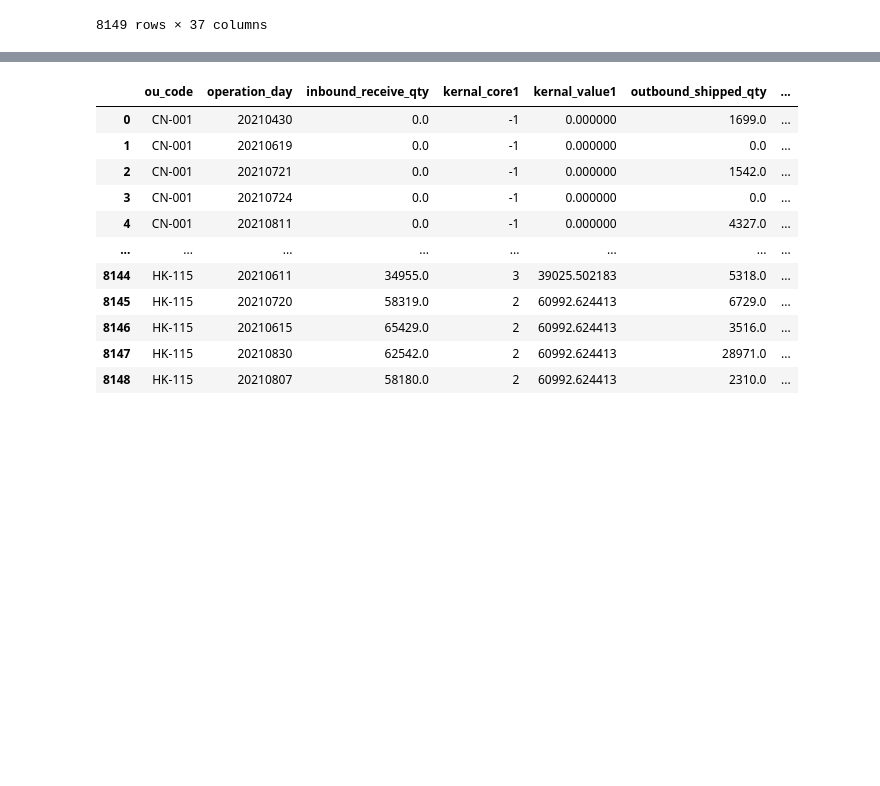
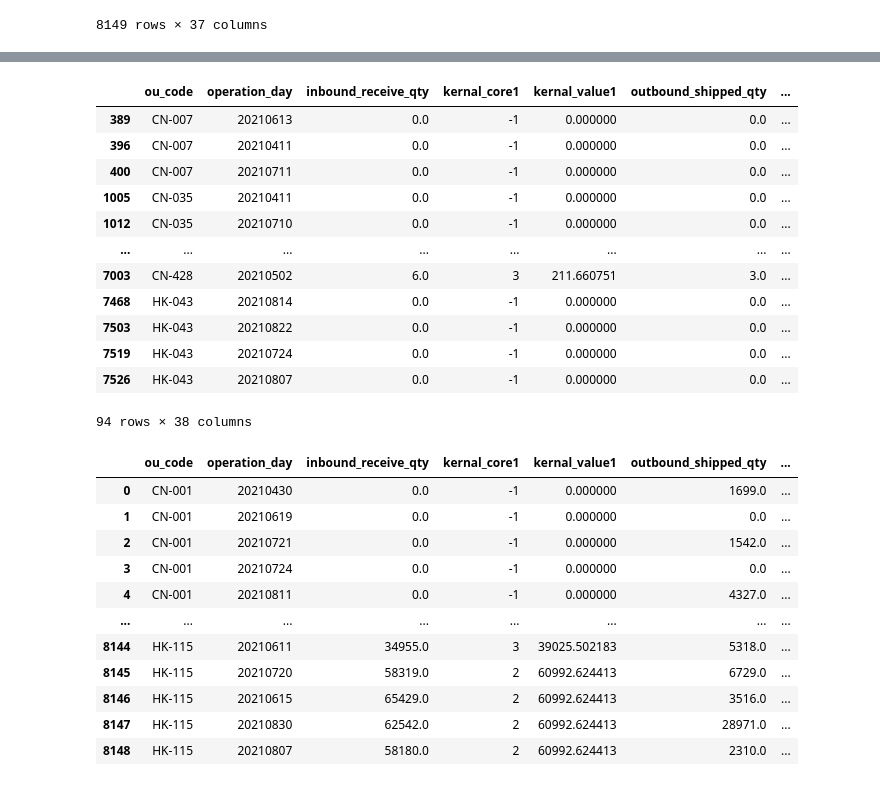
Before and after one commit to fyenne/play1, a Jupyter notebook: play1.ipynb, the cells around one changed output, grey strips where cells are left out. Cells and saved outputs as stored; diff of their text form; code cells hidden in the pictures; blank space fills up the shorter version.

```diff
--- a/play1.ipynb
+++ b/play1.ipynb
@@ -567,3 +572,28 @@ df_final[['total_working_hour', 'kernal_value3']]
+# %%
+
+
+diff_tt_kn = df_final[df_final['flag_75_wh'] == 1][['total_working_hour', 'kernal_value3']].diff(
+    axis = 1).drop('total_working_hour', axis = 1)
+diff_tt_kn = pd.concat([diff_tt_kn.rename({'kernal_value3' : 'dis_tt_kernel'}, axis = 1), \
+    df_final[df_final['flag_75_wh'] == 1]], axis = 1)[['dis_tt_kernel', 'ou_code', 'operation_day']]
+
+df_final = df_final.merge(diff_tt_kn, on = ['ou_code', 'operation_day'], how = 'left').fillna(0)
+# %%
+df_final[df_final['dis_tt_kernel'] != 0]
+# %% [output]
+|  | ou_code | operation_day | inbound_receive_qty | kernal_core1 | kernal_value1 | outbound_shipped_qty | ... |
+| 389 | CN-007 | 20210613 | 0.0 | -1 | 0.000000 | 0.0 | ... |
+| 396 | CN-007 | 20210411 | 0.0 | -1 | 0.000000 | 0.0 | ... |
+| 400 | CN-007 | 20210711 | 0.0 | -1 | 0.000000 | 0.0 | ... |
+| 1005 | CN-035 | 20210411 | 0.0 | -1 | 0.000000 | 0.0 | ... |
+| 1012 | CN-035 | 20210710 | 0.0 | -1 | 0.000000 | 0.0 | ... |
+| ... | ... | ... | ... | ... | ... | ... | ... |
+| 7003 | CN-428 | 20210502 | 6.0 | 3 | 211.660751 | 3.0 | ... |
+| 7468 | HK-043 | 20210814 | 0.0 | -1 | 0.000000 | 0.0 | ... |
+| 7503 | HK-043 | 20210822 | 0.0 | -1 | 0.000000 | 0.0 | ... |
+| 7519 | HK-043 | 20210724 | 0.0 | -1 | 0.000000 | 0.0 | ... |
+| 7526 | HK-043 | 20210807 | 0.0 | -1 | 0.000000 | 0.0 | ... |
+94 rows × 38 columns
 # %%
 # %% [output]
 |  | ou_code | operation_day | inbound_receive_qty | kernal_core1 | kernal_value1 | outbound_shipped_qty | ... |
```
Also changed, not shown: parts of 6 cells of this notebook, 2 other files.
